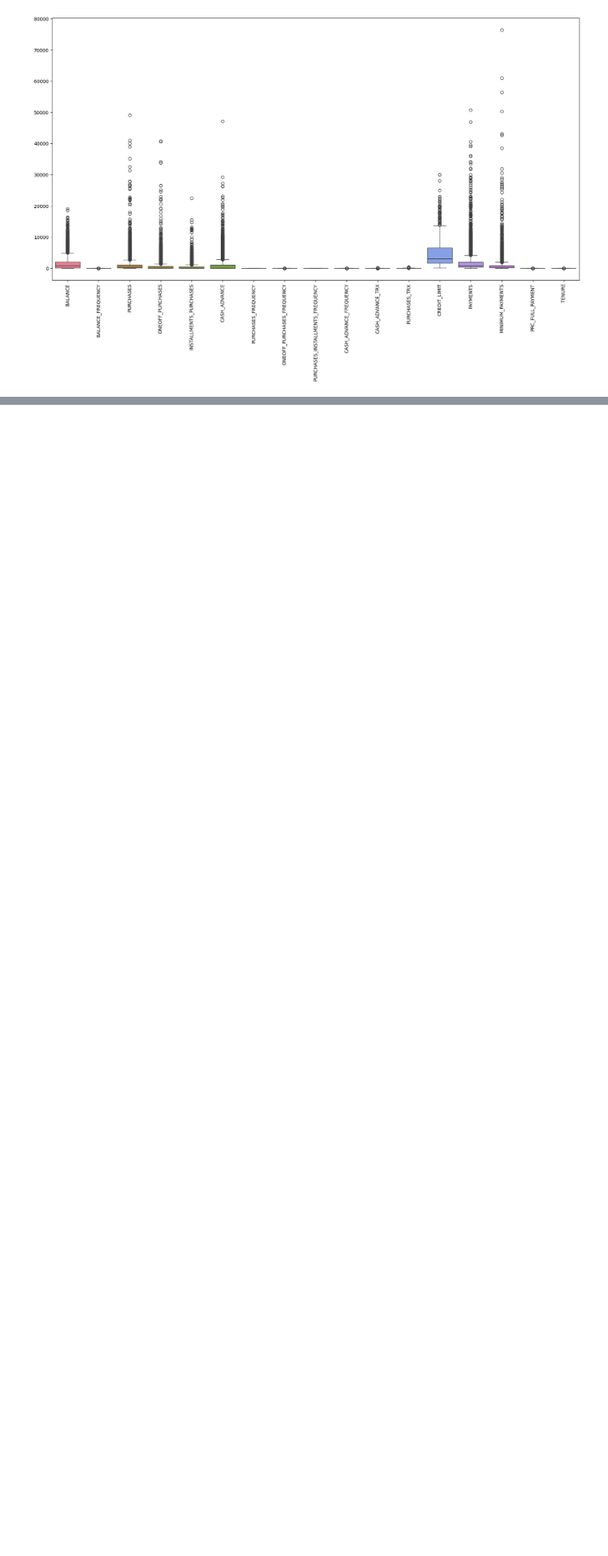
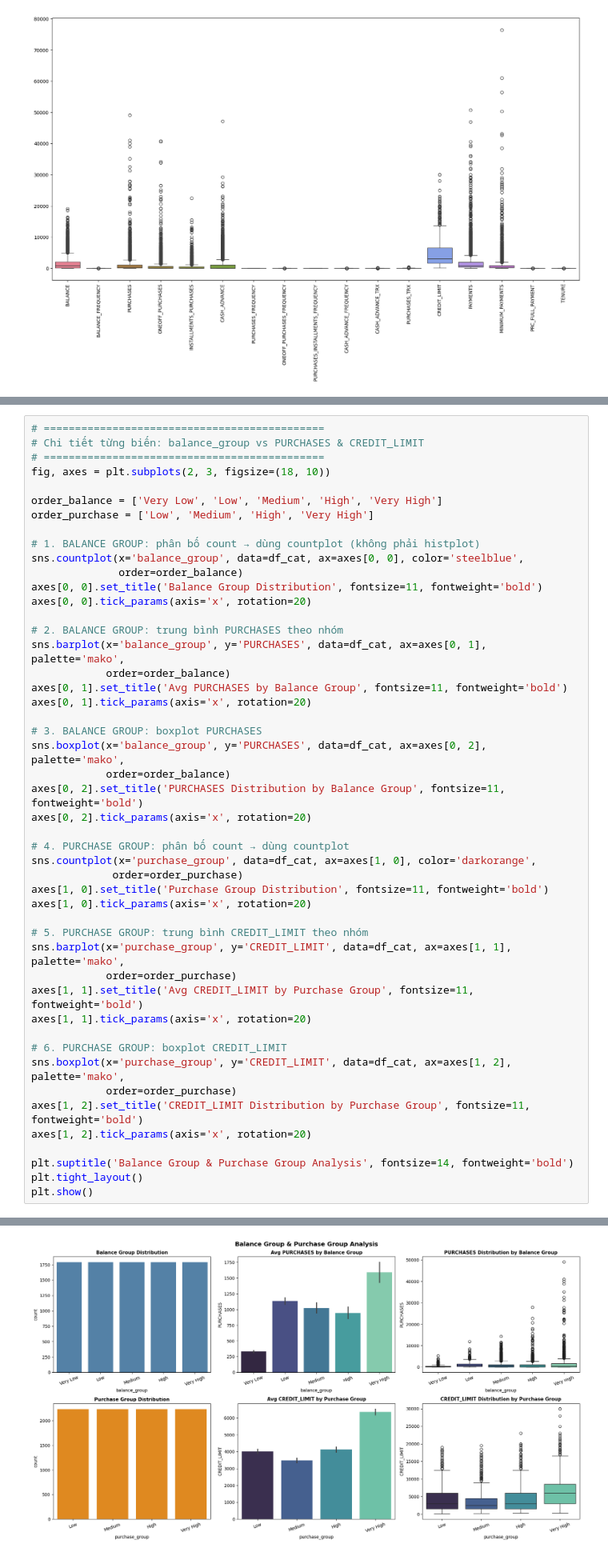
Before and after one commit to leduybao2908/MachineLearningProject, a Jupyter notebook: notebooks/project.ipynb, the cells around one changed output, grey strips where cells are left out. Shown at 80% size. Drawn from its saved outputs; the diff is of its cells as text; blank space fills up the shorter version.

```diff
--- a/notebooks/project.ipynb
+++ b/notebooks/project.ipynb
@@ -783,0 +751,49 @@ FileNotFoundError: [Errno 2] No such file or directory: '../models/kmeans.pkl'
+# %%
+# =============================================
+# Chi tiết từng biến: balance_group vs PURCHASES & CREDIT_LIMIT
+# =============================================
+fig, axes = plt.subplots(2, 3, figsize=(18, 10))
+
+order_balance = ['Very Low', 'Low', 'Medium', 'High', 'Very High']
+order_purchase = ['Low', 'Medium', 'High', 'Very High']
+
+# 1. BALANCE GROUP: phân bố count → dùng countplot (không phải histplot)
+sns.countplot(x='balance_group', data=df_cat, ax=axes[0, 0], color='steelblue',
+              order=order_balance)
+axes[0, 0].set_title('Balance Group Distribution', fontsize=11, fontweight='bold')
+axes[0, 0].tick_params(axis='x', rotation=20)
+
+# 2. BALANCE GROUP: trung bình PURCHASES theo nhóm
+sns.barplot(x='balance_group', y='PURCHASES', data=df_cat, ax=axes[0, 1], palette='mako',
+            order=order_balance)
+axes[0, 1].set_title('Avg PURCHASES by Balance Group', fontsize=11, fontweight='bold')
+axes[0, 1].tick_params(axis='x', rotation=20)
+
+# 3. BALANCE GROUP: boxplot PURCHASES
+sns.boxplot(x='balance_group', y='PURCHASES', data=df_cat, ax=axes[0, 2], palette='mako',
+            order=order_balance)
+axes[0, 2].set_title('PURCHASES Distribution by Balance Group', fontsize=11, fontweight='bold')
+axes[0, 2].tick_params(axis='x', rotation=20)
+
+# 4. PURCHASE GROUP: phân bố count → dùng countplot
+sns.countplot(x='purchase_group', data=df_cat, ax=axes[1, 0], color='darkorange',
+             order=order_purchase)
+axes[1, 0].set_title('Purchase Group Distribution', fontsize=11, fontweight='bold')
+axes[1, 0].tick_params(axis='x', rotation=20)
+
+# 5. PURCHASE GROUP: trung bình CREDIT_LIMIT theo nhóm
+sns.barplot(x='purchase_group', y='CREDIT_LIMIT', data=df_cat, ax=axes[1, 1], palette='mako',
+            order=order_purchase)
+axes[1, 1].set_title('Avg CREDIT_LIMIT by Purchase Group', fontsize=11, fontweight='bold')
+axes[1, 1].tick_params(axis='x', rotation=20)
+
+# 6. PURCHASE GROUP: boxplot CREDIT_LIMIT
+sns.boxplot(x='purchase_group', y='CREDIT_LIMIT', data=df_cat, ax=axes[1, 2], palette='mako',
+            order=order_purchase)
+axes[1, 2].set_title('CREDIT_LIMIT Distribution by Purchase Group', fontsize=11, fontweight='bold')
+axes[1, 2].tick_params(axis='x', rotation=20)
+
+plt.suptitle('Balance Group & Purchase Group Analysis', fontsize=14, fontweight='bold')
+plt.tight_layout()
+plt.show()
+# %% [output]
@@ -783,0 +815 @@ FileNotFoundError: [Errno 2] No such file or directory: '../models/kmeans.pkl'
+[figure, added]
```
Also changed, not shown: parts of 59 cells of this notebook, 7 other files.
